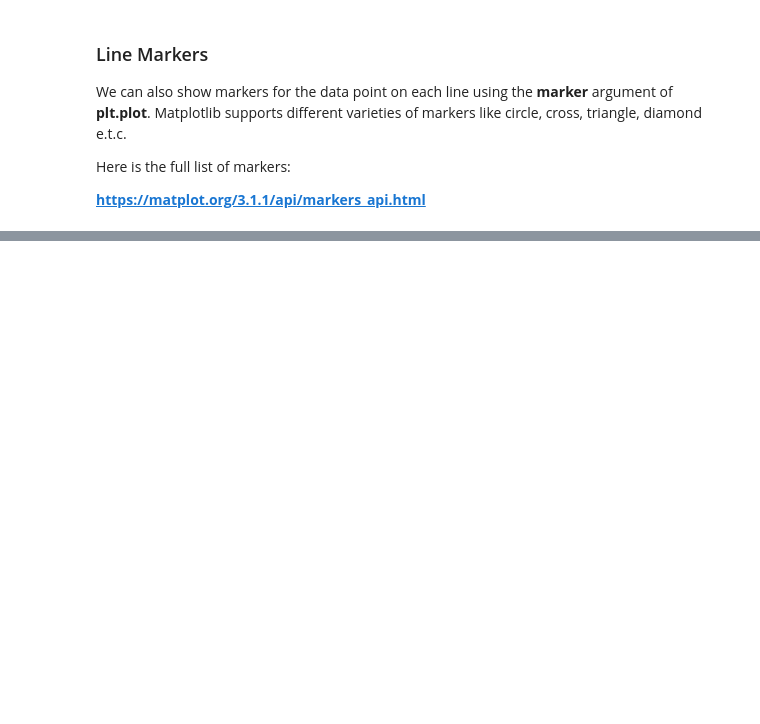
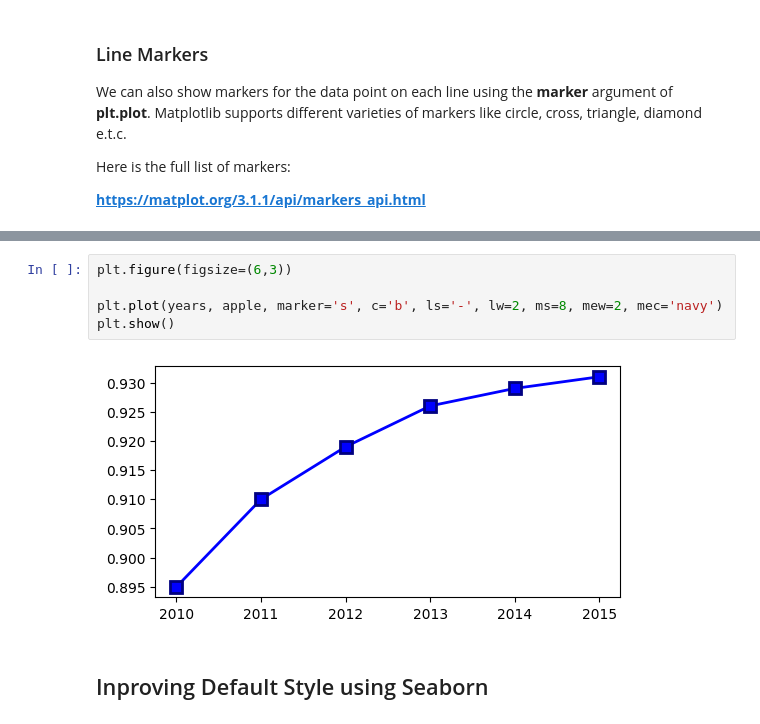
Before and after one commit to piyush-verma020/Data-Analysis, a Jupyter notebook: matplotlib_seaborn_(notes).ipynb, the cells around one changed output, grey strips where cells are left out. Drawn from its saved outputs; the diff is of its cells as text; blank space fills up the shorter version.

```diff
--- a/matplotlib_seaborn_(notes).ipynb
+++ b/matplotlib_seaborn_(notes).ipynb
@@ -138,0 +199,9 @@ plt.show()
+# %%
+plt.figure(figsize=(6,3))
+
+plt.plot(years, apple, marker='s', c='b', ls='-', lw=2, ms=8, mew=2, mec='navy')
+plt.show()
+# %% [output]
+[figure, added]
+# %% [markdown]
+## Inproving Default Style using Seaborn
```
Also changed, not shown: parts of 10 cells of this notebook.
